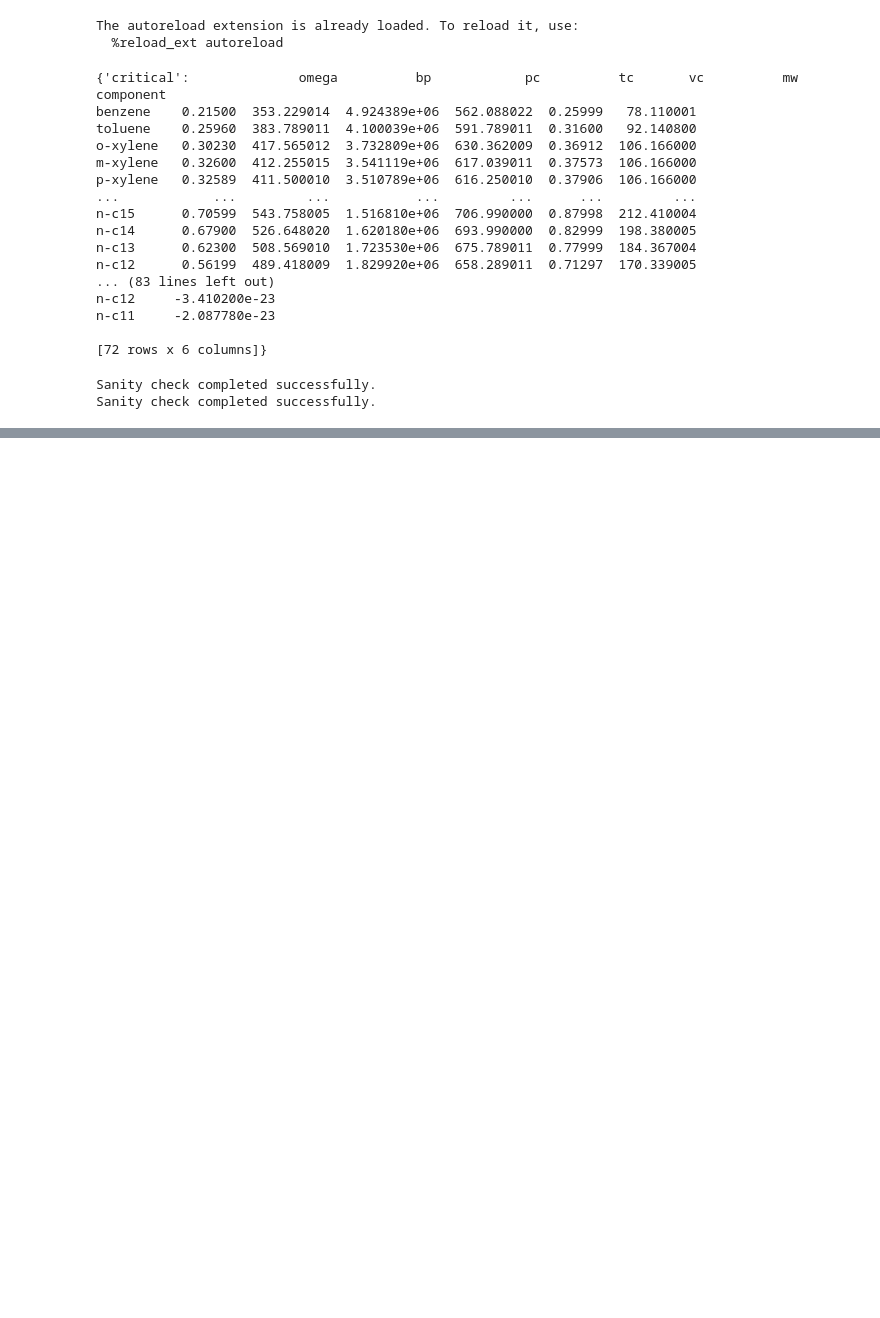
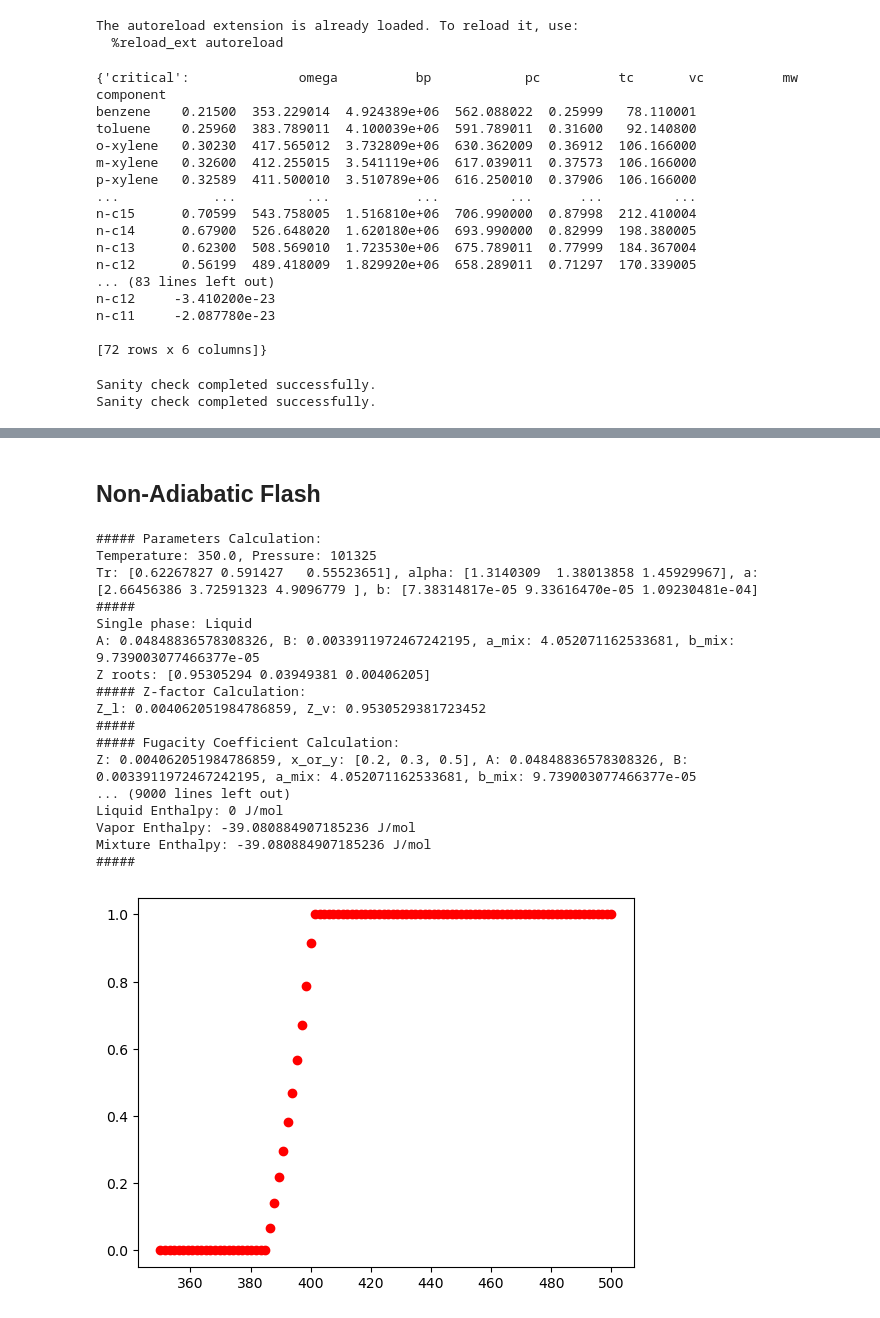
Before and after one commit to debasis321/CLL_761TermProject_Flash, a Jupyter notebook: testNotebook.ipynb, the cells around one changed output, grey strips where cells are left out. Drawn from its saved outputs; the diff is of its cells as text; code cells hidden in the pictures; blank space fills up the shorter version.

```diff
--- a/testNotebook.ipynb
+++ b/testNotebook.ipynb
@@ -167,0 +114,27 @@ TypeError: unsupported operand type(s) for /: 'int' and 'NoneType'
+# %% [markdown]
+## Non-Adiabatic Flash
+# %%
+import matplotlib.pyplot as plt
+for t in np.linspace(350,500,100):
+    s1.T = t
+    s1.P = 1e5
+    plt.plot( t, s1.vf,'ro')
+# %% [output]
+##### Parameters Calculation:
+Temperature: 350.0, Pressure: 101325
+Tr: [0.62267827 0.591427   0.55523651], alpha: [1.3140309  1.38013858 1.45929967], a: [2.66456386 3.72591323 4.9096779 ], b: [7.38314817e-05 9.33616470e-05 1.09230481e-04]
+#####
+Single phase: Liquid
+A: 0.04848836578308326, B: 0.0033911972467242195, a_mix: 4.052071162533681, b_mix: 9.739003077466377e-05
+Z roots: [0.95305294 0.03949381 0.00406205]
+##### Z-factor Calculation:
+Z_l: 0.004062051984786859, Z_v: 0.9530529381723452
+#####
+##### Fugacity Coefficient Calculation:
+Z: 0.004062051984786859, x_or_y: [0.2, 0.3, 0.5], A: 0.04848836578308326, B: 0.0033911972467242195, a_mix: 4.052071162533681, b_mix: 9.739003077466377e-05
+... (9000 lines left out)
+Liquid Enthalpy: 0 J/mol
+Vapor Enthalpy: -39.080884907185236 J/mol
+Mixture Enthalpy: -39.080884907185236 J/mol
+#####
+[figure, added]
```
Also changed, not shown: parts of 14 cells of this notebook, 3 other files.
